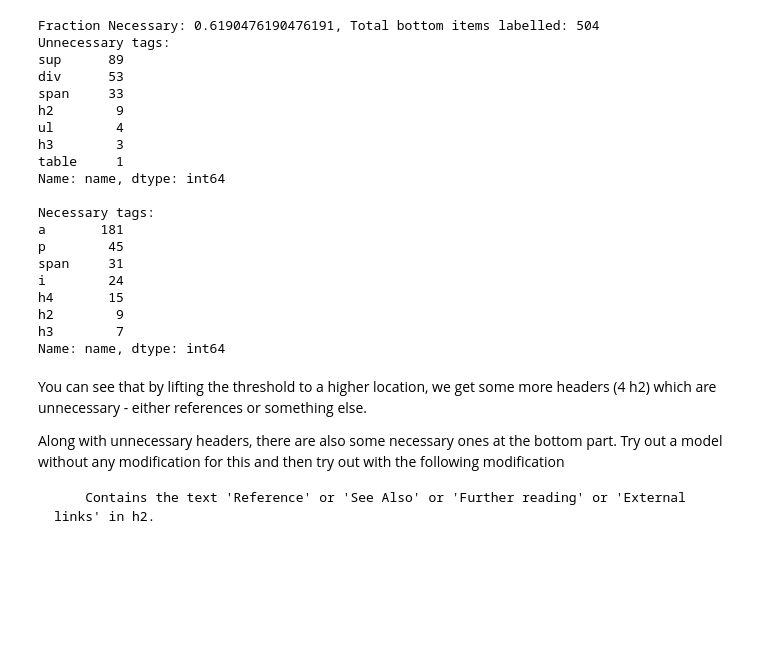
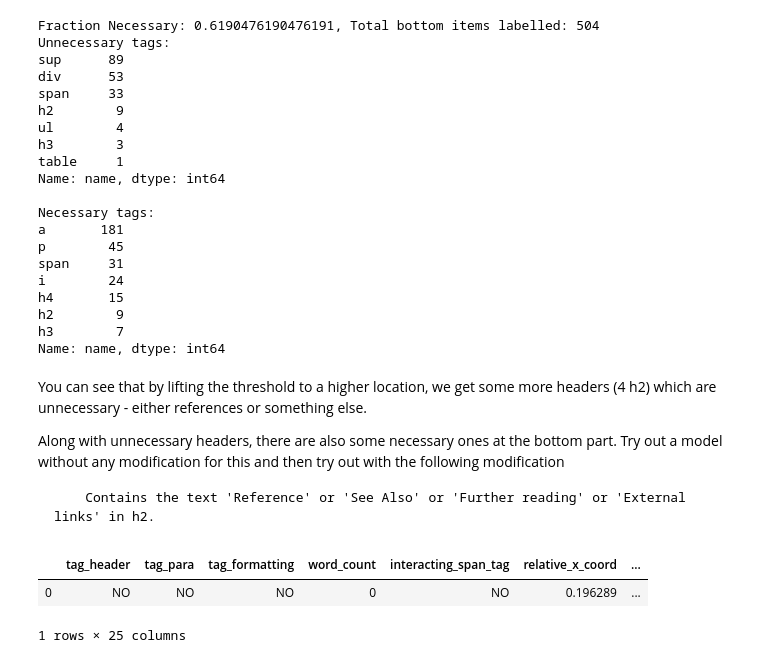
Before and after one commit to swaroop-nath/Semantic-Web-Parser, a Jupyter notebook: Second Model Preparation/eda_v2.ipynb, the cells around one changed output. Drawn from its saved outputs; the diff is of its cells as text; code cells hidden in the pictures; blank space fills up the shorter version.

```diff
--- a/Second Model Preparation/eda_v2.ipynb
+++ b/Second Model Preparation/eda_v2.ipynb
@@ -571,0 +575,6 @@ Along with unnecessary headers, there are also some necessary ones at the bottom
+# %%
+data.head(1)
+# %% [output]
+|  | tag_header | tag_para | tag_formatting | word_count | interacting_span_tag | relative_x_coord | ... |
+| 0 | NO | NO | NO | 0 | NO | 0.196289 | ... |
+1 rows × 25 columns
```
Also changed, not shown: parts of 3 cells of this notebook, 16 other files.
